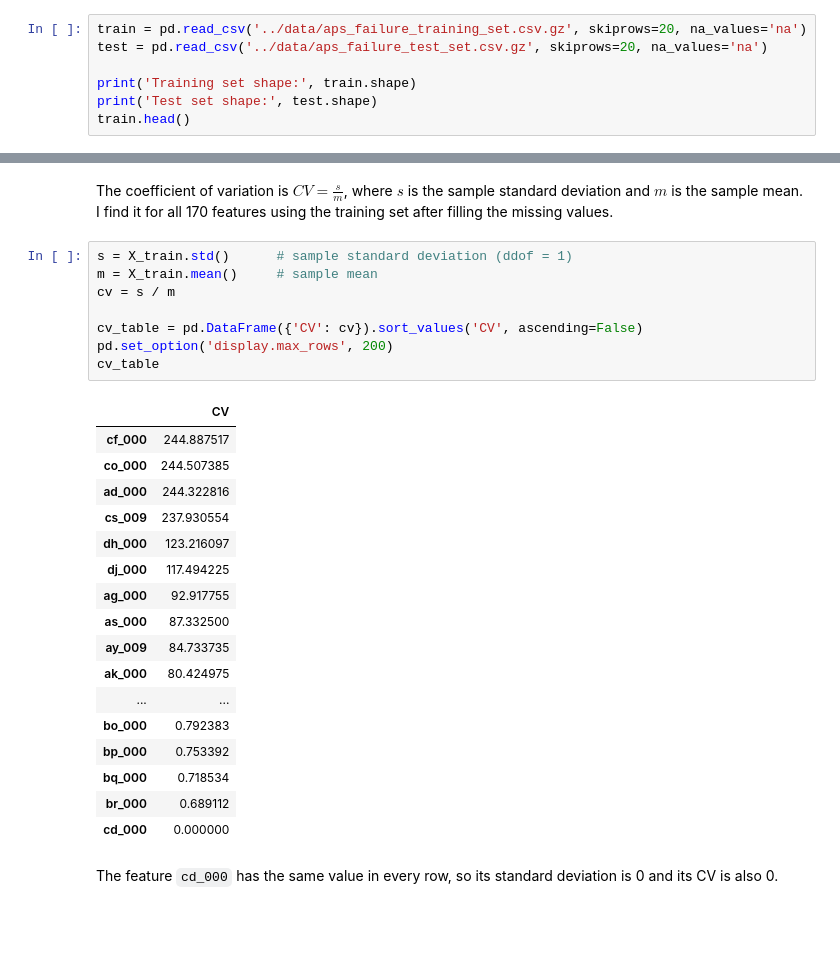
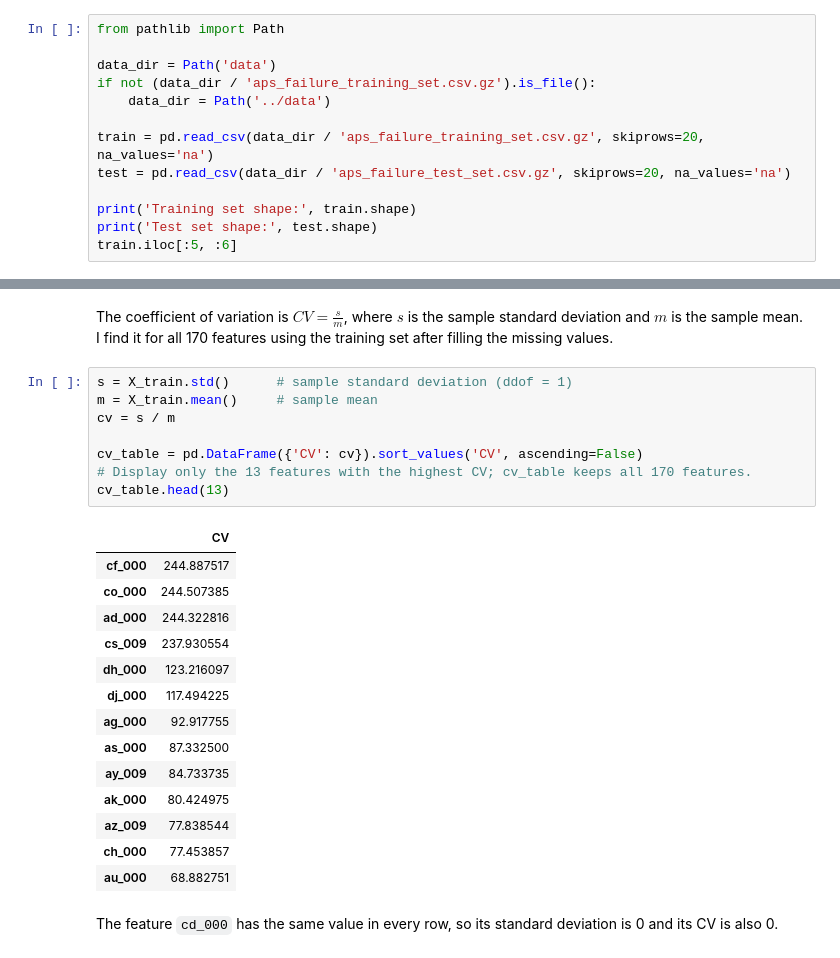
Before and after one commit to yuanjiujiu099-creator/dsci-552-hw6, a Jupyter notebook: Tang_Xiaoyun_HW6.ipynb, the cells around one changed output, grey strips where cells are left out. Drawn from its saved outputs; the diff is of its cells as text; blank space fills up the shorter version.

```diff
--- a/Tang_Xiaoyun_HW6.ipynb
+++ b/Tang_Xiaoyun_HW6.ipynb
@@ -36,10 +36,16 @@ The data files are in the `data` folder. They are saved as `.csv.gz` (gzip-compr
 # %%
-train = pd.read_csv('../data/aps_failure_training_set.csv.gz', skiprows=20, na_values='na')
-test = pd.read_csv('../data/aps_failure_test_set.csv.gz', skiprows=20, na_values='na')
+from pathlib import Path
+
+data_dir = Path('data')
+if not (data_dir / 'aps_failure_training_set.csv.gz').is_file():
+    data_dir = Path('../data')
+
+train = pd.read_csv(data_dir / 'aps_failure_training_set.csv.gz', skiprows=20, na_values='na')
+test = pd.read_csv(data_dir / 'aps_failure_test_set.csv.gz', skiprows=20, na_values='na')
 
 print('Training set shape:', train.shape)
 print('Test set shape:', test.shape)
-train.head()
+train.iloc[:5, :6]
 # %% [output]
 Training set shape: (60000, 171)
 Test set shape: (16000, 171)
@@ -104,29 +104,26 @@ The coefficient of variation is $CV = \frac{s}{m}$, where $s$ is the sample stan
 # %%
 s = X_train.std()      # sample standard deviation (ddof = 1)
 m = X_train.mean()     # sample mean
 cv = s / m
 
 cv_table = pd.DataFrame({'CV': cv}).sort_values('CV', ascending=False)
-pd.set_option('display.max_rows', 200)
-cv_table
+# Display only the 13 features with the highest CV; cv_table keeps all 170 features.
+cv_table.head(13)
 # %% [output]
 |  | CV |
 | cf_000 | 244.887517 |
 | co_000 | 244.507385 |
 | ad_000 | 244.322816 |
 | cs_009 | 237.930554 |
 | dh_000 | 123.216097 |
 | dj_000 | 117.494225 |
 | ag_000 | 92.917755 |
 | as_000 | 87.332500 |
 | ay_009 | 84.733735 |
 | ak_000 | 80.424975 |
-| ... | ... |
-| bo_000 | 0.792383 |
-| bp_000 | 0.753392 |
-| bq_000 | 0.718534 |
-| br_000 | 0.689112 |
-| cd_000 | 0.000000 |
+| az_009 | 77.838544 |
+| ch_000 | 77.453857 |
+| au_000 | 68.882751 |
 # %% [markdown]
 The feature `cd_000` has the same value in every row, so its standard deviation is 0 and its CV is also 0.
 # %% [markdown]
```
Also changed, not shown: parts of 23 cells of this notebook.
